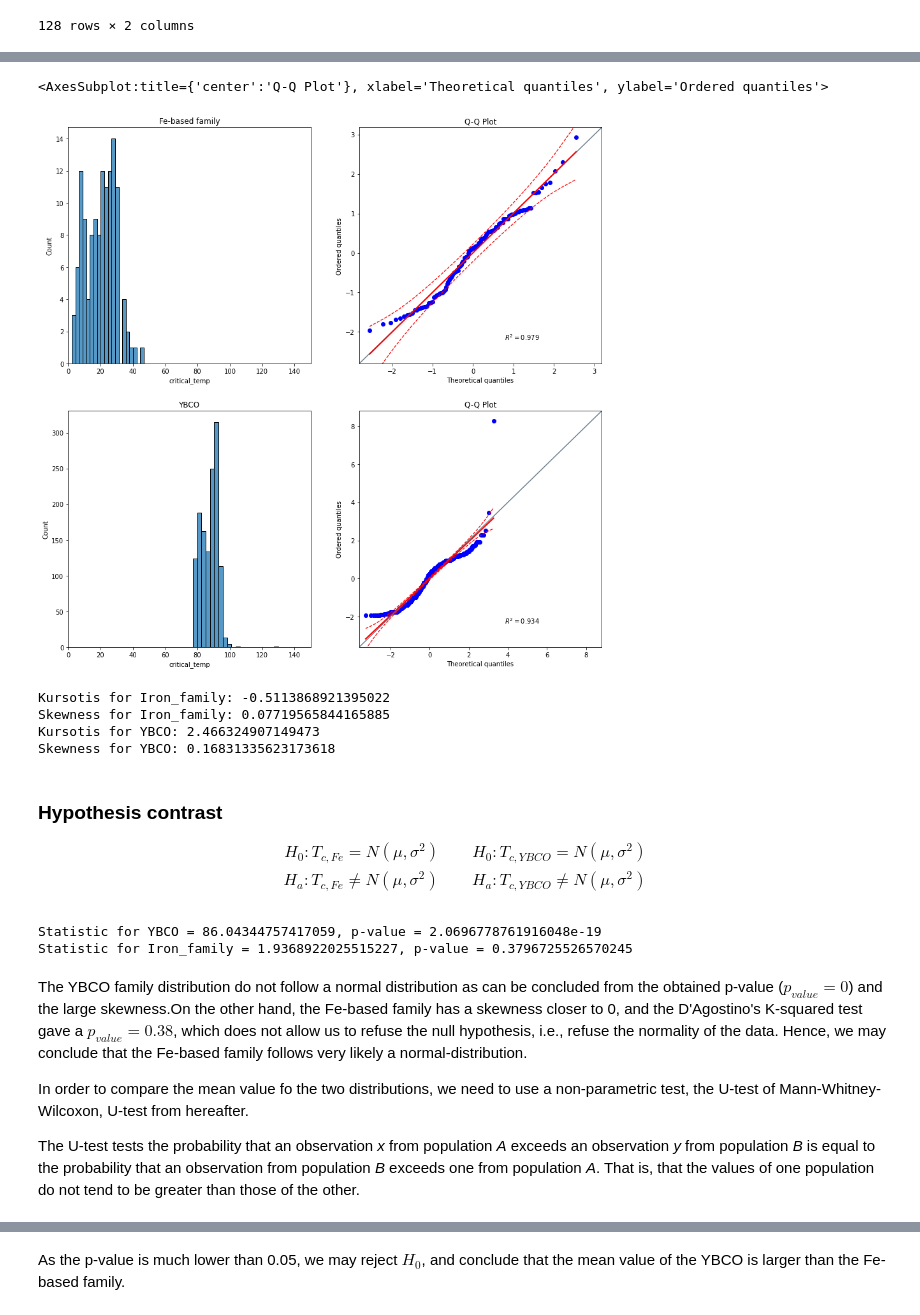
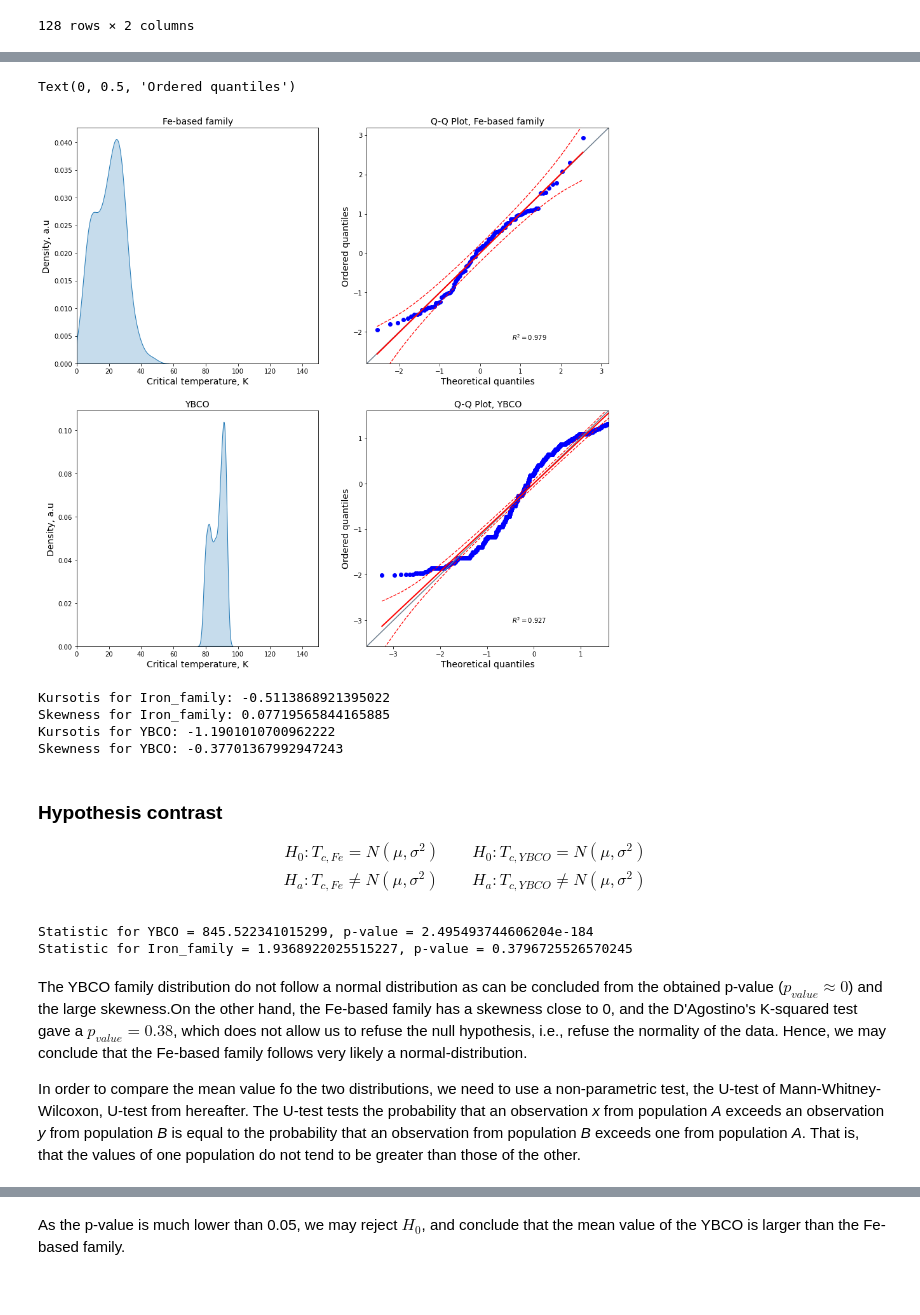
Before and after one commit to JoseBCN91/ITACADEMY-, a Jupyter notebook: Sprint5/hipotesis_testing/T05 M01.ipynb, the cells around one changed output, grey strips where cells are left out. Saved outputs shown, nothing was run; the diff lists cells and outputs as text; code cells hidden in the pictures.

```diff
--- a/Sprint5/hipotesis_testing/T05 M01.ipynb
+++ b/Sprint5/hipotesis_testing/T05 M01.ipynb
@@ -299,0 +336,3 @@ Iron_family[['critical_temp','material']].sort_values(by=['critical_temp'])
+# %%
+#Removing outliers of HTS:
+YBCO=YBCO[YBCO['critical_temp'].between(YBCO['critical_temp'].quantile(.05), YBCO['critical_temp'].quantile(.95))]
@@ -300,16 +350,26 @@ Iron_family[['critical_temp','material']].sort_values(by=['critical_temp'])
 # %%
 fig, axs = plt.subplots(nrows=2, ncols=2, figsize=(15,15))
-sns.histplot(data=Iron_family, x='critical_temp', bins=20, ax=axs[0][0])
-axs[0][0].set_title('Fe-based family')
+sns.kdeplot(data=Iron_family, x='critical_temp',shade=True,ax=axs[0][0])
+axs[0][0].set_title('Fe-based family', fontsize=14)
 axs[0][0].set_xlim(xmin=0.0, xmax=150)
-sns.histplot(data=YBCO, x='critical_temp', bins=20, ax=axs[1][0])
-axs[1][0].set_title('YBCO')
+axs[0][0].set_xlabel('Critical temperature, K', fontsize=14)
+axs[0][0].set_ylabel('Density, a.u', fontsize=14)
+sns.kdeplot(data=YBCO, x='critical_temp',shade=True,ax=axs[1][0])
+axs[1][0].set_title('YBCO', fontsize=14)
+axs[1][0].set_xlabel('Critical temperature, K', fontsize=14)
+axs[1][0].set_ylabel('Density, a.u', fontsize=14)
 axs[1][0].set_xlim(xmin=0.0, xmax=150)
 pg.qqplot(Iron_family['critical_temp'] , dist='norm', ax=axs[0, 1])
+axs[0][1].set_title('Q-Q Plot, Fe-based family', fontsize=14)
+axs[0][1].set_xlabel('Theoretical quantiles', fontsize=14)
+axs[0][1].set_ylabel('Ordered quantiles', fontsize=14)
 pg.qqplot(YBCO['critical_temp'] , dist='norm', ax=axs[1, 1])
+axs[1][1].set_title('Q-Q Plot, YBCO', fontsize=14)
+axs[1][1].set_xlabel('Theoretical quantiles', fontsize=14)
+axs[1][1].set_ylabel('Ordered quantiles', fontsize=14)
 # %% [output]
-<AxesSubplot:title={'center':'Q-Q Plot'}, xlabel='Theoretical quantiles', ylabel='Ordered quantiles'>
+Text(0, 0.5, 'Ordered quantiles')
-[figure, old version]
+[figure, new version]
 # %%
 print('Kursotis for Iron_family:', stats.kurtosis(Iron_family['critical_temp']))
 print('Skewness for Iron_family:', stats.skew(Iron_family['critical_temp']))
@@ -318,8 +378,8 @@ print('Skewness for YBCO:', stats.skew(YBCO['critical_temp']))
 # %% [output]
 Kursotis for Iron_family: -0.5113868921395022
 Skewness for Iron_family: 0.07719565844165885
-Kursotis for YBCO: 2.466324907149473
-Skewness for YBCO: 0.16831335623173618
+Kursotis for YBCO: -1.1901010700962222
+Skewness for YBCO: -0.37701367992947243
 # %% [markdown]
 ### Hypothesis contrast
 
@@ -336,14 +396,12 @@ print(f"Statistic for YBCO = {k2}, p-value = {p_value}")
 k2, p_value = stats.normaltest(Iron_family['critical_temp'])
 print(f"Statistic for Iron_family = {k2}, p-value = {p_value}")
 # %% [output]
-Statistic for YBCO = 86.04344757417059, p-value = 2.0696778761916048e-19
+Statistic for YBCO = 845.522341015299, p-value = 2.495493744606204e-184
 Statistic for Iron_family = 1.9368922025515227, p-value = 0.3796725526570245
 # %% [markdown]
-The YBCO family distribution do not follow a normal distribution as can be concluded from the obtained p-value ($p_{value}=0$) and the large skewness.On the other hand, the Fe-based family has a skewness closer to 0, and the D'Agostino's K-squared test gave a $p_{value}=0.38$, which does not allow us to refuse the null hypothesis, i.e., refuse the normality of the data. Hence, we may conclude that the Fe-based family follows very likely a normal-distribution.
+The YBCO family distribution do not follow a normal distribution as can be concluded from the obtained p-value ($p_{value}\approx0$) and the large skewness.On the other hand, the Fe-based family has a skewness close to 0, and the D'Agostino's K-squared test gave a $p_{value}=0.38$, which does not allow us to refuse the null hypothesis, i.e., refuse the normality of the data. Hence, we may conclude that the Fe-based family follows very likely a normal-distribution.
 
-In order to compare the mean value fo the two distributions, we need to use a non-parametric test, the U-test of Mann-Whitney-Wilcoxon, U-test from hereafter.
-
-The U-test tests the probability that an observation *x* from population *A* exceeds an observation *y* from population *B* is equal to the probability that an observation from population *B* exceeds one from population *A*. That is, that the values of one population do not tend to be greater than those of the other.
+In order to compare the mean value fo the two distributions, we need to use a non-parametric test, the U-test of Mann-Whitney-Wilcoxon, U-test from hereafter. The U-test tests the probability that an observation *x* from population *A* exceeds an observation *y* from population *B* is equal to the probability that an observation from population *B* exceeds one from population *A*. That is, that the values of one population do not tend to be greater than those of the other.
 # %%
 # Mann-Whitney U test
 # ==============================================================================
```
Also changed, not shown: parts of 21 cells of this notebook.
